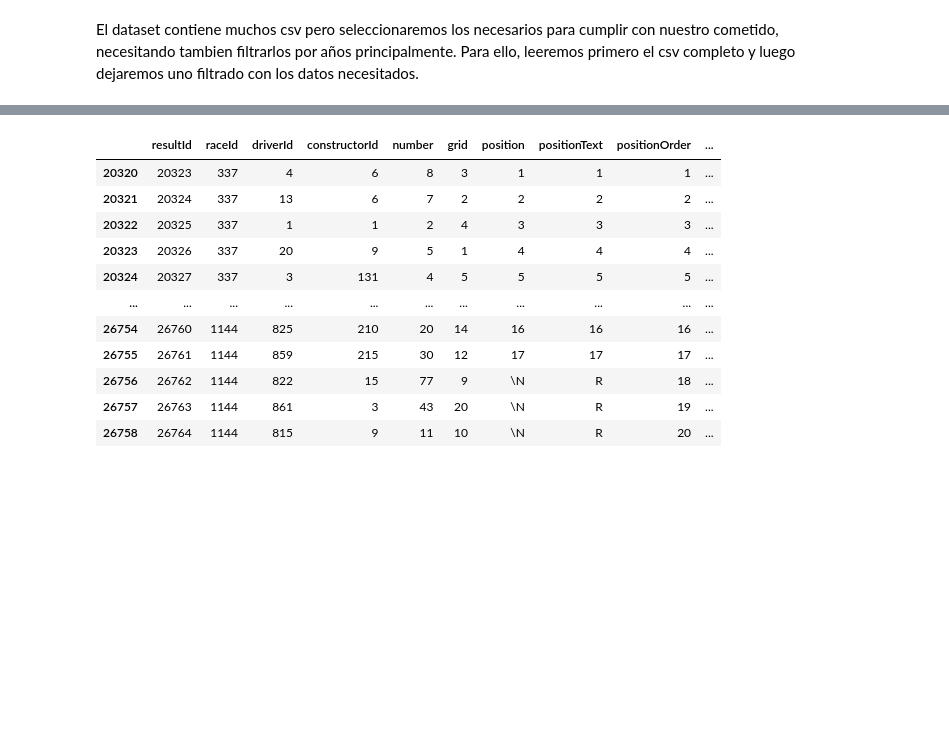
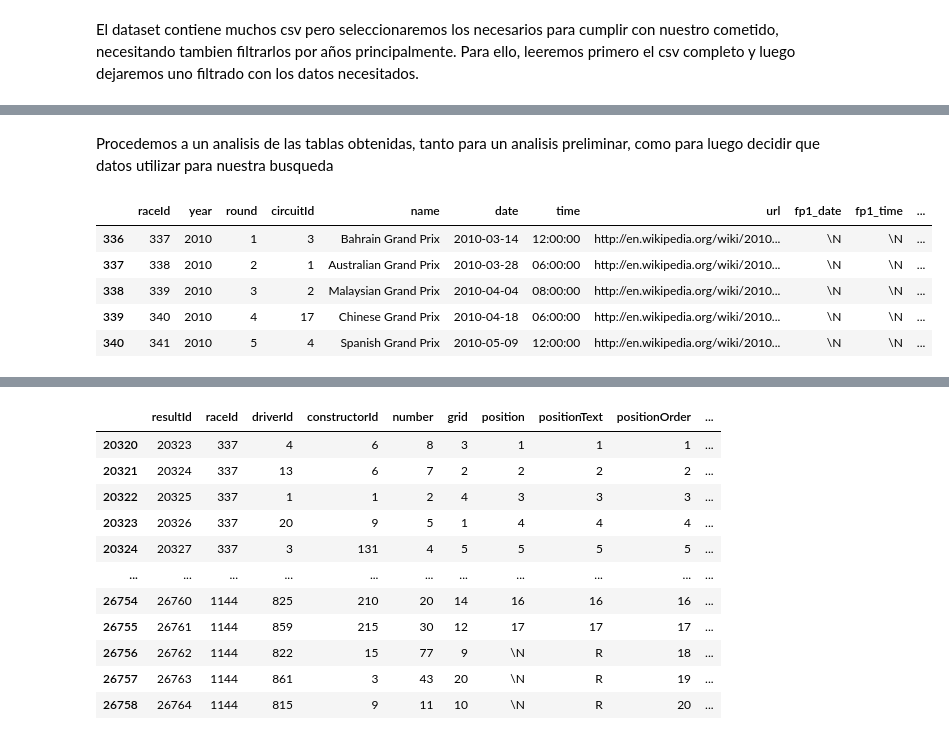
Before and after one commit to Joaquin-Lobato-Adinolfi/TP_LMC_F1_Analysis, a Jupyter notebook: TP_LMC_F1_Analysis.ipynb, the cells around one changed output, grey strips where cells are left out. Saved outputs shown, nothing was run; the diff lists cells and outputs as text; code cells hidden in the pictures; blank space fills up the shorter version.

```diff
--- a/TP_LMC_F1_Analysis.ipynb
+++ b/TP_LMC_F1_Analysis.ipynb
@@ -85,0 +70,11 @@ Notese, utilizaremos races para filtrar los datos restantes
+# %% [markdown]
+Procedemos a un analisis de las tablas obtenidas, tanto para un analisis preliminar, como para luego decidir que datos utilizar para nuestra busqueda
+# %%
+races.head()
+# %% [output]
+|  | raceId | year | round | circuitId | name | date | time | url | fp1_date | fp1_time | ... |
+| 336 | 337 | 2010 | 1 | 3 | Bahrain Grand Prix | 2010-03-14 | 12:00:00 | http://en.wikipedia.org/wiki/2010... | \N | \N | ... |
+| 337 | 338 | 2010 | 2 | 1 | Australian Grand Prix | 2010-03-28 | 06:00:00 | http://en.wikipedia.org/wiki/2010... | \N | \N | ... |
+| 338 | 339 | 2010 | 3 | 2 | Malaysian Grand Prix | 2010-04-04 | 08:00:00 | http://en.wikipedia.org/wiki/2010... | \N | \N | ... |
+| 339 | 340 | 2010 | 4 | 17 | Chinese Grand Prix | 2010-04-18 | 06:00:00 | http://en.wikipedia.org/wiki/2010... | \N | \N | ... |
+| 340 | 341 | 2010 | 5 | 4 | Spanish Grand Prix | 2010-05-09 | 12:00:00 | http://en.wikipedia.org/wiki/2010... | \N | \N | ... |
```
Also changed, not shown: parts of 124 cells of this notebook.
